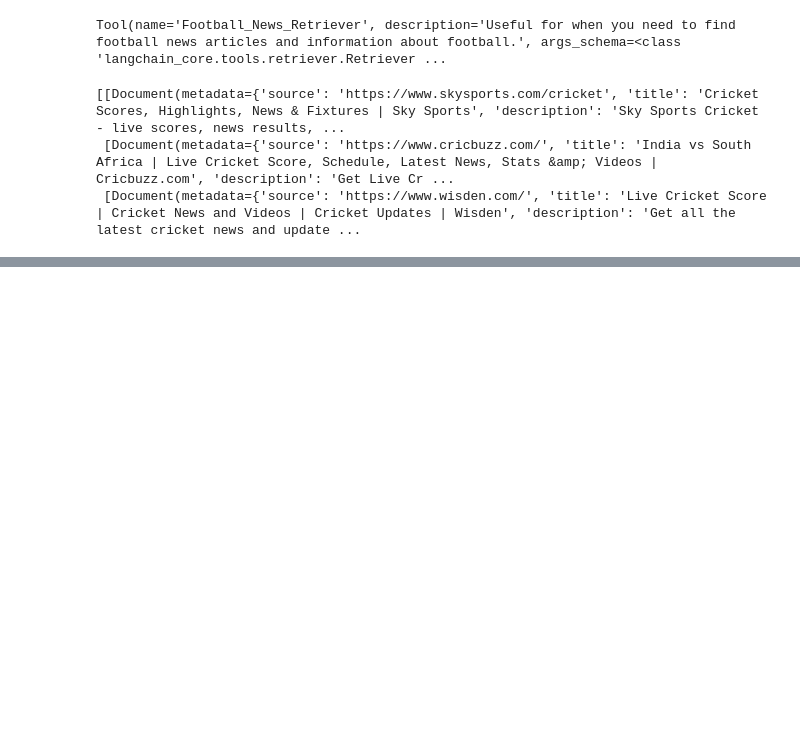
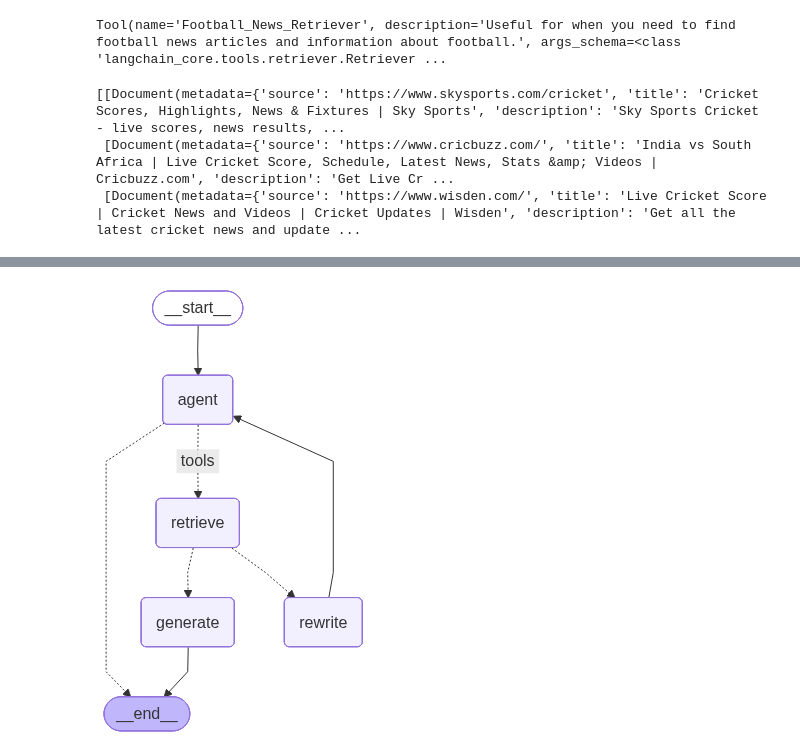
Before and after one commit to Ta-SeenJunaid/Agentic_AI_with_LangGraph_Langchain, a Jupyter notebook: Agentic_RAG/agentic_rag.ipynb, the cells around one changed output, grey strips where cells are left out. Drawn from its saved outputs; the diff is of its cells as text; code cells hidden in the pictures; blank space fills up the shorter version.

Commit message:
Agentic rag

```diff
--- a/Agentic_RAG/agentic_rag.ipynb
+++ b/Agentic_RAG/agentic_rag.ipynb
@@ -259,9 +257,48 @@ def rewrite(state):
     ]
 
     # Grader
-    model = ChatOllama(
-        model="llama3:latest",           # the model you’ve pulled via Ollama
-        base_url="http://localhost:11434" # default Ollama server URL
-    )
+    model = ChatGroq(model="qwen/qwen3-32b")
     response = model.invoke(msg)
     return {"messages": [response]}
+# %%
+from typing import Annotated, Sequence
+from typing_extensions import TypedDict
+
+from langchain_core.messages import BaseMessage
+
+from langgraph.graph.message import add_messages
+
+
+class AgentState(TypedDict):
+    # The add_messages function defines how an update should be processed
+    # Default is to replace. add_messages says "append"
+    messages: Annotated[Sequence[BaseMessage], add_messages]
+# %%
+from langgraph.graph import END, StateGraph, START
+from langgraph.prebuilt import ToolNode
+from langgraph.prebuilt import tools_condition
+
+workflow = StateGraph(AgentState)
+workflow.add_node("agent", agent)
+retrieve = ToolNode([c_retriever_tool, f_retriever_tool])
+workflow.add_node("retrieve", retrieve)
+workflow.add_node("rewrite", rewrite)
+workflow.add_node("generate", generate)
+
+workflow.add_edge(START, "agent")
+workflow.add_conditional_edges("agent", tools_condition,
+    {
+        "tools": "retrieve",
+        END: END,
+    },
+)
+
+workflow.add_conditional_edges("retrieve", grade_documents)
+workflow.add_edge("generate", END)
+workflow.add_edge("rewrite", "agent")
+
+graph = workflow.compile()
+from IPython.display import Image, display
+display(Image(graph.get_graph(xray=True).draw_mermaid_png()))
+# %% [output]
+[figure, added]
```
Also changed, not shown: parts of 20 cells of this notebook.
